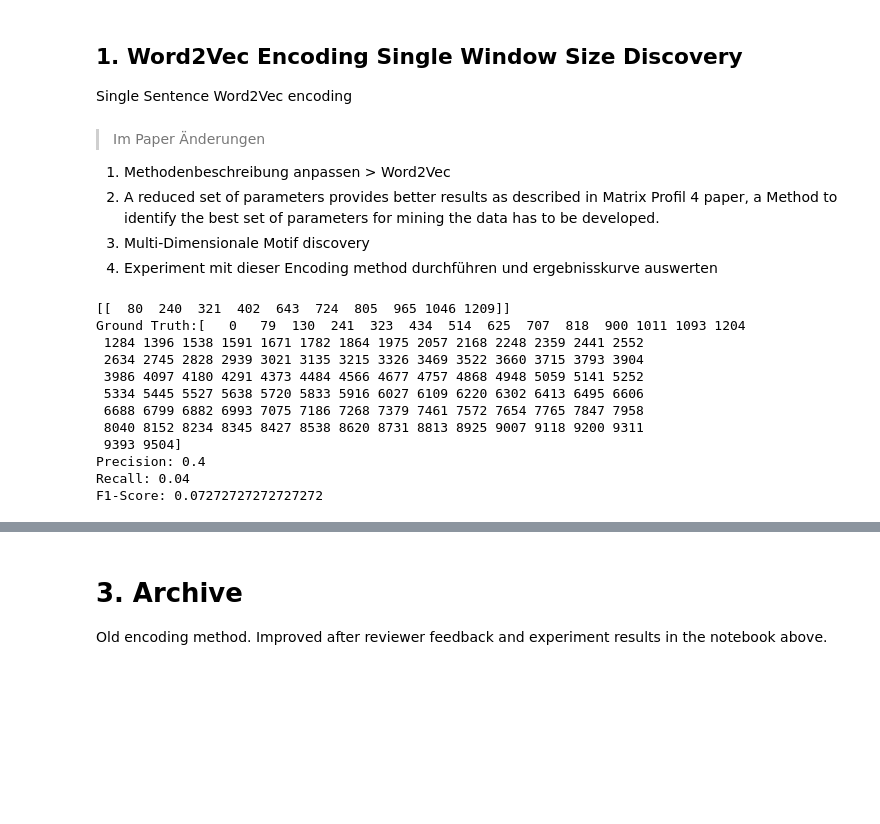
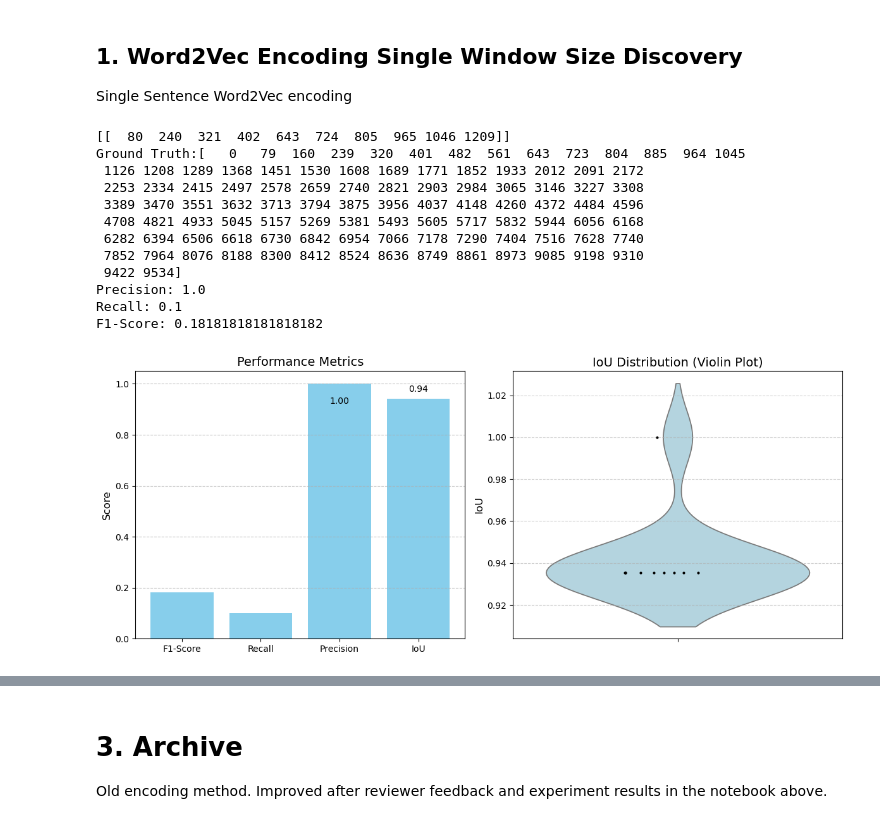
Before and after one commit to thohenadl/TimeSeriesInRPM, a Jupyter notebook: BPM_Tech_Forum.ipynb, the cells around one changed output, grey strips where cells are left out. Cells and saved outputs as stored; diff of their text form; code cells hidden in the pictures; blank space fills up the shorter version.

Commit message:
Added Experiments: w_s, t, columns

```diff
--- a/BPM_Tech_Forum.ipynb
+++ b/BPM_Tech_Forum.ipynb
@@ -43,25 +43,18 @@ srrt_parallel_log = pd.read_csv(file_path + srrt_parallel_filename, encoding=tex
 ## 1. Word2Vec Encoding Single Window Size Discovery
 
 Single Sentence Word2Vec encoding
-# %% [markdown]
-> Im Paper Änderungen
-1. Methodenbeschreibung anpassen > Word2Vec
-2. A reduced set of parameters provides better results as described in Matrix Profil 4 paper,
-    a Method to identify the best set of parameters for mining the data has to be developed.
-2. Multi-Dimensionale Motif discovery
-3. Experiment mit dieser Encoding method durchführen und ergebnisskurve auswerten
 # %%
 # ---- Inputs ----
 log_to_discover = srrt_plus_log
 # OR
-log_to_discover = srrt_parallel_log
+# log_to_discover = srrt_parallel_log
 
 window_size = 30
 motifs_to_discover = 10
 
 
 columns_to_use = ['eventType', 'targetApp', 'target.tagName', 'target.name']
-#columns_to_use = ["targetApp","eventType","url","target.workbookName","target.sheetName","target.id","target.class","target.tagName","target.type","target.name","target.innerText","target.checked","target.href","target.option","target.title","target.innerHTML"]
+# columns_to_use = ["targetApp","eventType","url","target.workbookName","target.sheetName","target.id","target.class","target.tagName","target.type","target.name","target.innerText","target.checked","target.href","target.option","target.title","target.innerHTML"]
 
 # ---- Single Log execution ----
 groundTruth = util.util.generate_caseid_list(log_to_discover)
@@ -72,41 +65,71 @@ print(motif_indices)
 print(f"Ground Truth:{np.sort(groundTruth)}")
 
 # ---- Measuring Method: Half the Window Size ----
 # insert_spots, motif_spots, overlapDF = util.util.compare_sets(set(groundTruth), set(motif_indices[0]), (size/2))
 # ---- Measuring Method: Intersection over Union
 insert_spots, motif_spots, overlapDF = util.util.compare_sets_IoU(set(groundTruth), set(motif_indices[0]), window_size, iou_threshold=0.7)
 
 mean_iou = 0
 
 if 'IoU' in overlapDF.columns:
     mean_iou = overlapDF.loc[:, "IoU"].mean()
 
 ground_truth_sum = len(groundTruth)
 true_positives = len(insert_spots)
 false_positives = motifs_to_discover - true_positives  # Incorrectly identified motifs
 false_negatives = ground_truth_sum - true_positives  # Relevant motifs not identified
 
 # Precision
 precision = true_positives / (true_positives + false_positives) if (true_positives + false_positives) > 0 else 0
 print(f"Precision: {precision}")
 
 # Recall
 recall = true_positives / (true_positives + false_negatives) if (true_positives + false_negatives) > 0 else 0
 print(f"Recall: {recall}")
 
 # F1-Score
 f1_score = (2 * precision * recall) / (precision + recall) if (precision + recall) > 0 else 0
 print(f"F1-Score: {f1_score}")
+
+# Create a figure with 1 row and 2 columns
+fig, axes = plt.subplots(1, 2, figsize=(12, 5))
+
+# --- Bar Chart ---
+metrics = ['F1-Score', 'Recall', 'Precision', 'IoU']
+values = [f1_score, recall, precision, mean_iou]
+axes[0].bar(metrics, values, color='skyblue')
+axes[0].set_ylim(0, 1.05)  # Slightly higher to leave space for label
+
+axes[0].set_title('Performance Metrics', fontsize=14)
+axes[0].set_ylabel('Score', fontsize=12)
+
+for i, v in enumerate(values):
+    if v > 0.5:
+        offset = -0.05 if v > 0.98 else 0.02  # Push label down if bar is too high
+        axes[0].text(i, v + offset, f"{v:.2f}", ha='center', va='top' if offset < 0 else 'bottom', fontsize=10)
+
+axes[0].grid(axis='y', linestyle='--', alpha=0.7)
+
+# --- Violin Plot with Points for IoU ---
+sns.violinplot(y=overlapDF["IoU"], ax=axes[1], inner=None, color='lightblue')
+sns.stripplot(y=overlapDF["IoU"], ax=axes[1], color='black', size=3, jitter=0.2)
+axes[1].set_title("IoU Distribution (Violin Plot)", fontsize=14)
+axes[1].set_ylabel("IoU", fontsize=12)
+axes[1].grid(axis='y', linestyle='--', alpha=0.6)
+
+plt.tight_layout()
+plt.show()
 # %% [output]
 [[  80  240  321  402  643  724  805  965 1046 1209]]
-Ground Truth:[   0   79  130  241  323  434  514  625  707  818  900 1011 1093 1204
- 1284 1396 1538 1591 1671 1782 1864 1975 2057 2168 2248 2359 2441 2552
- 2634 2745 2828 2939 3021 3135 3215 3326 3469 3522 3660 3715 3793 3904
- 3986 4097 4180 4291 4373 4484 4566 4677 4757 4868 4948 5059 5141 5252
- 5334 5445 5527 5638 5720 5833 5916 6027 6109 6220 6302 6413 6495 6606
- 6688 6799 6882 6993 7075 7186 7268 7379 7461 7572 7654 7765 7847 7958
- 8040 8152 8234 8345 8427 8538 8620 8731 8813 8925 9007 9118 9200 9311
- 9393 9504]
-Precision: 0.4
-Recall: 0.04
-F1-Score: 0.07272727272727272
+Ground Truth:[   0   79  160  239  320  401  482  561  643  723  804  885  964 1045
+ 1126 1208 1289 1368 1451 1530 1608 1689 1771 1852 1933 2012 2091 2172
+ 2253 2334 2415 2497 2578 2659 2740 2821 2903 2984 3065 3146 3227 3308
+ 3389 3470 3551 3632 3713 3794 3875 3956 4037 4148 4260 4372 4484 4596
+ 4708 4821 4933 5045 5157 5269 5381 5493 5605 5717 5832 5944 6056 6168
+ 6282 6394 6506 6618 6730 6842 6954 7066 7178 7290 7404 7516 7628 7740
+ 7852 7964 8076 8188 8300 8412 8524 8636 8749 8861 8973 9085 9198 9310
+ 9422 9534]
+Precision: 1.0
+Recall: 0.1
+F1-Score: 0.18181818181818182
+[figure, added]
```
Also changed, not shown: parts of 7 cells of this notebook, 1 other file.
